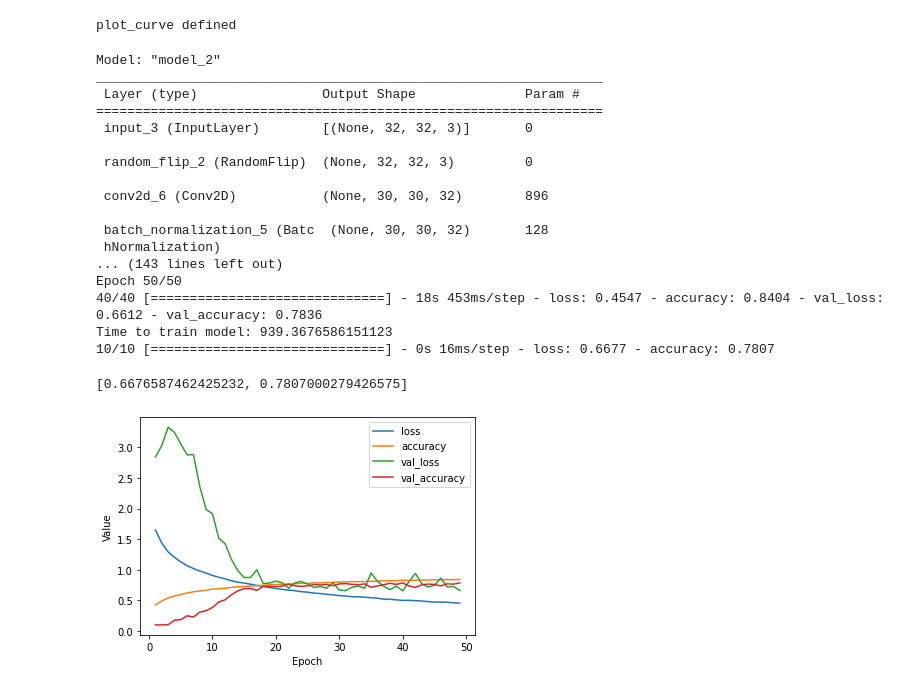
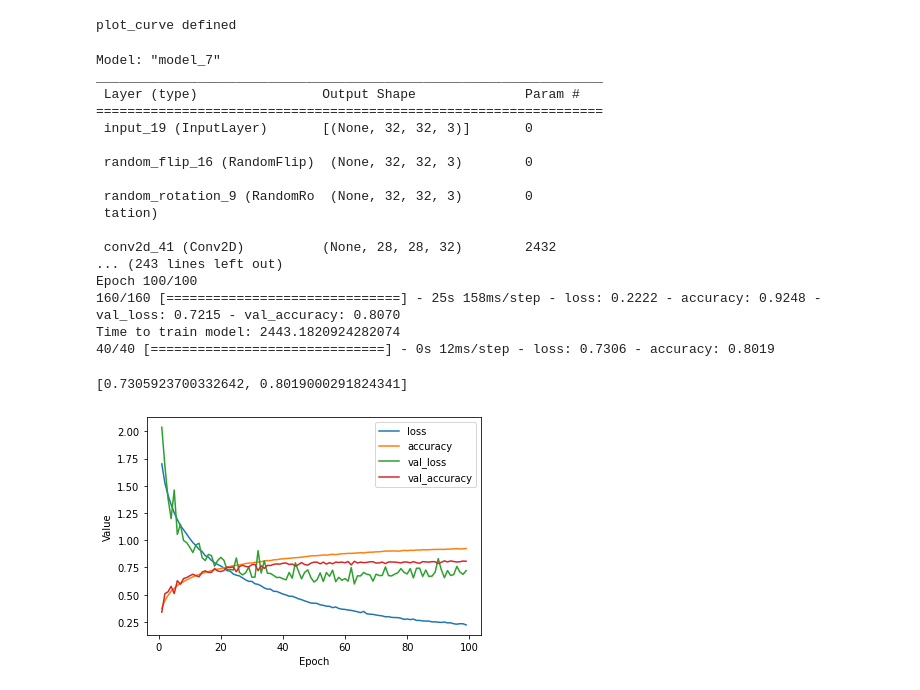
Before and after one commit to Jake-Baum/ml-mono, a Jupyter notebook: image_classification.ipynb, the cells around one changed output. Drawn from its saved outputs; the diff is of its cells as text; code cells hidden in the pictures.

Commit message:
Finally hit 80%! Only use batch normalisation on final convolutional layer.  Added some more layers, and added in random rotation augmentation

```diff
--- a/image_classification.ipynb
+++ b/image_classification.ipynb
@@ -124,16 +124,18 @@ def create_convolutional_model_functional(learning_rate):
   input = tf.keras.layers.Input(shape=(len(x_train[0]), len(x_train[0][0]), len(x_train[0][0][0])))
 
   augmentation = tf.keras.layers.RandomFlip("horizontal")(input)
+  augmentation = tf.keras.layers.RandomRotation(factor=0.01, fill_mode="nearest")(augmentation)
 
-  x = tf.keras.layers.Conv2D(32, 3, activation='relu')(augmentation)
-  x = tf.keras.layers.BatchNormalization()(x)
+  x = tf.keras.layers.Conv2D(32, 5, activation='relu')(augmentation)
+  x = tf.keras.layers.MaxPooling2D(2, strides=1)(x)
+
+  x = tf.keras.layers.Conv2D(64, 3, activation='relu')(x)
+  x = tf.keras.layers.MaxPooling2D(2, strides=1)(x)
+
+  x = tf.keras.layers.Conv2D(128, 3, activation='relu')(x)
   x = tf.keras.layers.MaxPooling2D(2)(x)
 
-  x = tf.keras.layers.Conv2D(64, 3, activation='relu')(x)
-  x = tf.keras.layers.BatchNormalization()(x)
-  x = tf.keras.layers.MaxPooling2D(2)(x)
-
-  x = tf.keras.layers.Conv2D(128, 3, activation='relu')(x)
+  x = tf.keras.layers.Conv2D(256, 3, activation='relu')(x)
   x = tf.keras.layers.BatchNormalization()(x)
   x = tf.keras.layers.MaxPooling2D(2)(x)
   x = tf.keras.layers.Dropout(0.4)(x)
@@ -142,11 +144,12 @@ def create_convolutional_model_functional(learning_rate):
   x = tf.keras.layers.Flatten()(x)
 
   x = tf.keras.layers.Dense(512, activation='relu')(x)
-  x = tf.keras.layers.BatchNormalization()(x)
   x = tf.keras.layers.Dropout(0.4)(x)
 
   x = tf.keras.layers.Dense(256, activation='relu')(x)
-  x = tf.keras.layers.BatchNormalization()(x)
+  x = tf.keras.layers.Dropout(0.4)(x)
+
+  x = tf.keras.layers.Dense(128, activation='relu')(x)
   x = tf.keras.layers.Dropout(0.4)(x)
 
     #Ouput layer
@@ -174,39 +177,39 @@ def train_model(model, train_features, train_label, epochs, batch_size=None, val
 # %%
 #@title Train model
 
-learning_rate = 0.001
-epochs = 50
-batch_size = 1000
+learning_rate = 0.0002
+epochs = 100
+batch_size = 250
 validation_split = 0.2
 
 #model = create_model(learning_rate)
 model = create_convolutional_model_functional(learning_rate)
 
 start_time = time.time()
 epochs, hist = train_model(model, x_train_normalized, y_train, epochs, batch_size, validation_split)
 print('Time to train model:', time.time() - start_time)
 
 metrics=['loss', 'accuracy', 'val_loss', 'val_accuracy']
 plot_curve(epochs, hist, metrics)
 
 model.evaluate(x=x_test_normalized, y=y_test, batch_size=batch_size)
 # %% [output]
-Model: "model_2"
+Model: "model_7"
 _________________________________________________________________
  Layer (type)                Output Shape              Param #
 =================================================================
- input_3 (InputLayer)        [(None, 32, 32, 3)]       0
+ input_19 (InputLayer)       [(None, 32, 32, 3)]       0
 
- random_flip_2 (RandomFlip)  (None, 32, 32, 3)         0
+ random_flip_16 (RandomFlip)  (None, 32, 32, 3)        0
 
- conv2d_6 (Conv2D)           (None, 30, 30, 32)        896
+ random_rotation_9 (RandomRo  (None, 32, 32, 3)        0
+ tation)
 
- batch_normalization_5 (Batc  (None, 30, 30, 32)       128
- hNormalization)
-... (143 lines left out)
-Epoch 50/50
-40/40 [==============================] - 18s 453ms/step - loss: 0.4547 - accuracy: 0.8404 - val_loss: 0.6612 - val_accuracy: 0.7836
-Time to train model: 939.3676586151123
-10/10 [==============================] - 0s 16ms/step - loss: 0.6677 - accuracy: 0.7807
+ conv2d_41 (Conv2D)          (None, 28, 28, 32)        2432
+... (243 lines left out)
+Epoch 100/100
+160/160 [==============================] - 25s 158ms/step - loss: 0.2222 - accuracy: 0.9248 - val_loss: 0.7215 - val_accuracy: 0.8070
+Time to train model: 2443.1820924282074
+40/40 [==============================] - 0s 12ms/step - loss: 0.7306 - accuracy: 0.8019
-[0.6676587462425232, 0.7807000279426575]
+[0.7305923700332642, 0.8019000291824341]
-[figure, old version]
+[figure, new version]
```
